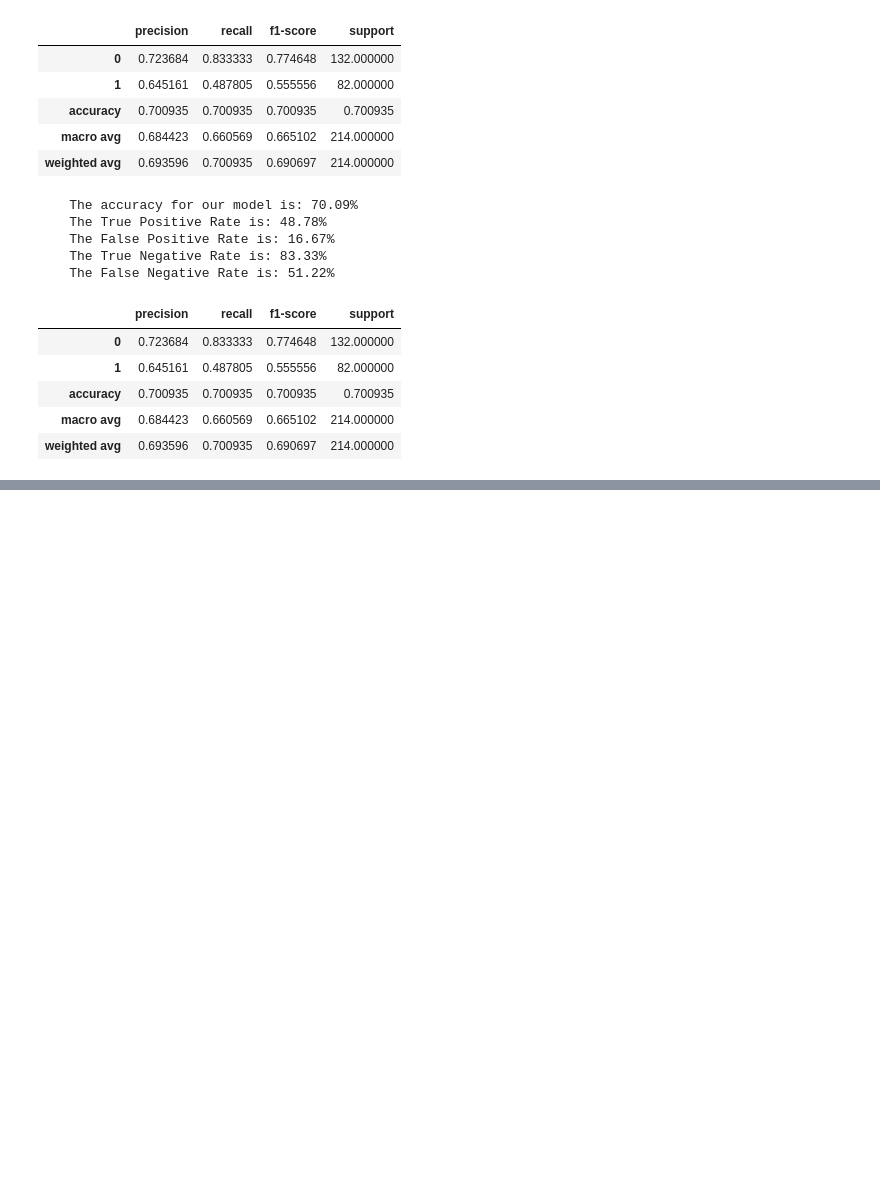
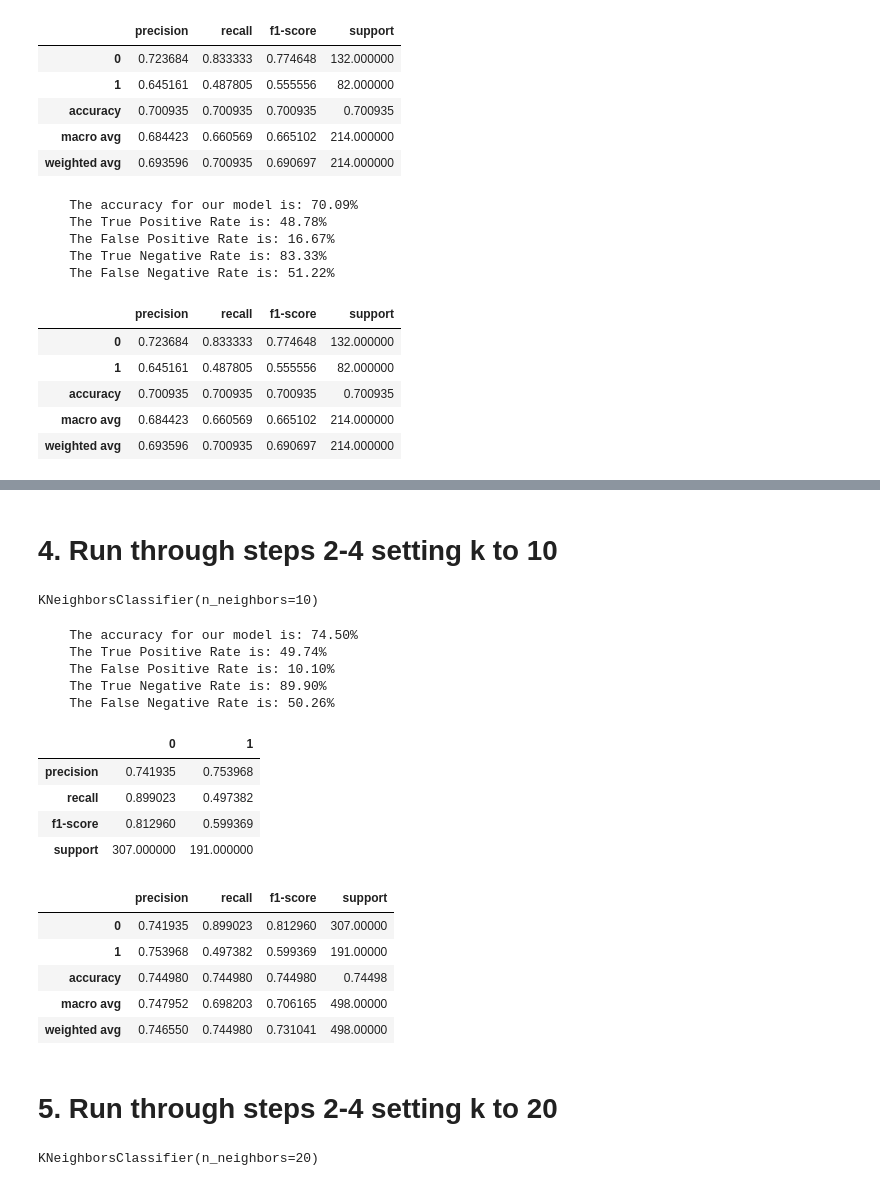
Before and after one commit to o0amandagomez0o/classification-exercises, a Jupyter notebook: model.ipynb, the cells around one changed output, grey strips where cells are left out. Saved outputs shown, nothing was run; the diff lists cells and outputs as text; code cells hidden in the pictures; blank space fills up the shorter version.

```diff
--- a/model.ipynb
+++ b/model.ipynb
@@ -1061,0 +1198,33 @@ get_metrics_bin(rf2, X_validate, y_validate)
+# %% [markdown]
+# 4. Run through steps 2-4 setting k to 10
+# %%
+# Create KNN object
+# weights = ['uniform', 'density']
+knn10 = KNeighborsClassifier(n_neighbors=10, weights='uniform')
+# %%
+# fit the model
+knn10.fit(X_train, y_train)
+# %% [output]
+KNeighborsClassifier(n_neighbors=10)
+# %%
+c, d = get_metrics_knn(knn10, X_train, y_train)
+display(c, d)
+# %% [output]
+    The accuracy for our model is: 74.50%
+    The True Positive Rate is: 49.74%
+    The False Positive Rate is: 10.10%
+    The True Negative Rate is: 89.90%
+    The False Negative Rate is: 50.26%
+|  | 0 | 1 |
+| precision | 0.741935 | 0.753968 |
+| recall | 0.899023 | 0.497382 |
+| f1-score | 0.812960 | 0.599369 |
+| support | 307.000000 | 191.000000 |
+|  | precision | recall | f1-score | support |
+| 0 | 0.741935 | 0.899023 | 0.812960 | 307.00000 |
+| 1 | 0.753968 | 0.497382 | 0.599369 | 191.00000 |
+| accuracy | 0.744980 | 0.744980 | 0.744980 | 0.74498 |
+| macro avg | 0.747952 | 0.698203 | 0.706165 | 498.00000 |
+| weighted avg | 0.746550 | 0.744980 | 0.731041 | 498.00000 |
+# %% [markdown]
+# 5. Run through steps 2-4 setting k to 20
@@ -1061,0 +1235,5 @@ get_metrics_bin(rf2, X_validate, y_validate)
+# %%
+# fit the model
+knn20.fit(X_train, y_train)
+# %% [output]
+KNeighborsClassifier(n_neighbors=20)
```
Also changed, not shown: parts of 29 cells of this notebook.
